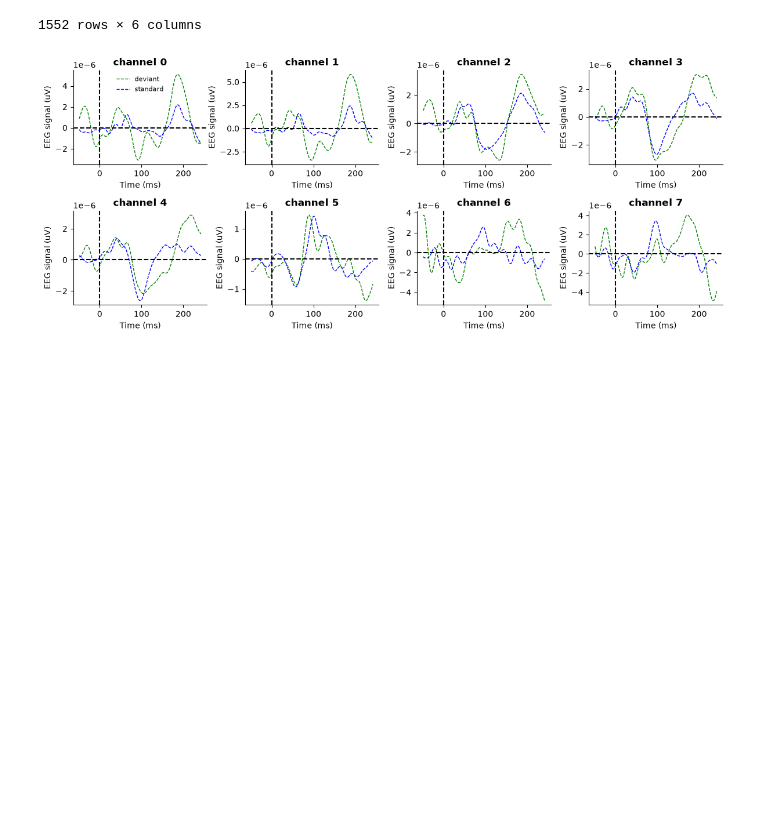
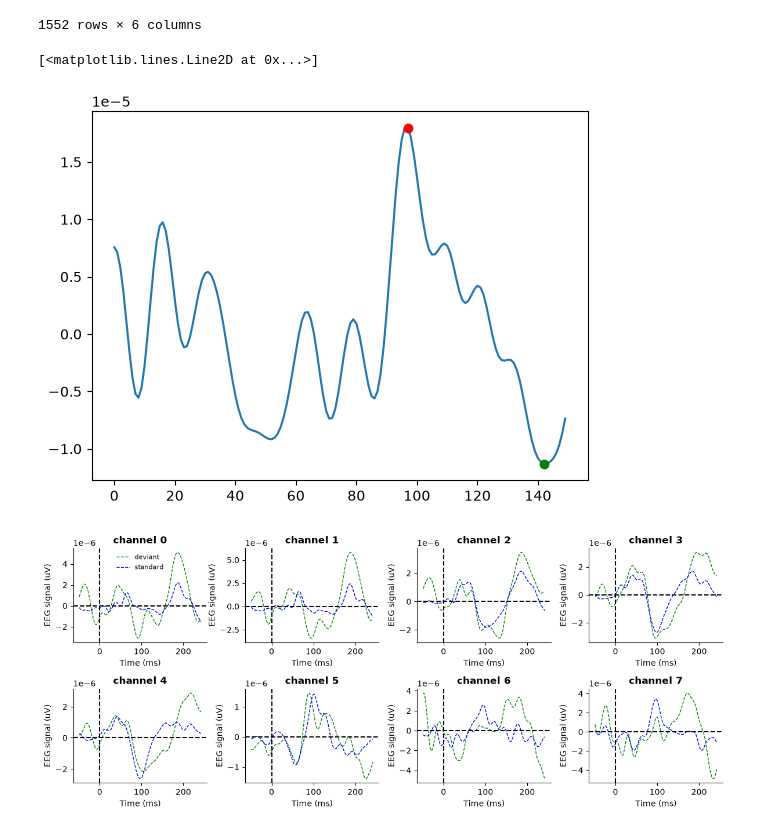
Before and after one commit to nicolascatz/M1_EEG_Project, a Jupyter notebook: scripts/DA1_TD1_Garrido_from_process_to_analysis_students.ipynb, the cells around one changed output. Cells and saved outputs as stored; diff of their text form; code cells hidden in the pictures; blank space fills up the shorter version.

```diff
--- a/scripts/DA1_TD1_Garrido_from_process_to_analysis_students.ipynb
+++ b/scripts/DA1_TD1_Garrido_from_process_to_analysis_students.ipynb
@@ -459,6 +463,16 @@ df2
 | 1550 | 8 | 1 | 2.697773e-05 | 1.382874e-05 | 89 | 60 |
 | 1551 | 8 | 2 | 1.987049e-05 | -2.158422e-06 | 87 | 56 |
 1552 rows × 6 columns
+# %%
+trial=9
+
+
+plt.plot(eeg_aligned_all[i_ch][trial,:])
+plt.plot(time_peaks[trial]+25, eeg_aligned_all[i_ch][trial,time_peaks[trial]+25], 'ro')
+plt.plot(time_min[trial]+25, eeg_aligned_all[i_ch][trial,time_min[trial]+25], 'go')
+# %% [output]
+[<matplotlib.lines.Line2D at 0x...>]
+[figure, added]
 # %%
 import scipy.stats as stats
 
```
Also changed, not shown: parts of 8 cells of this notebook, 1 other file.
